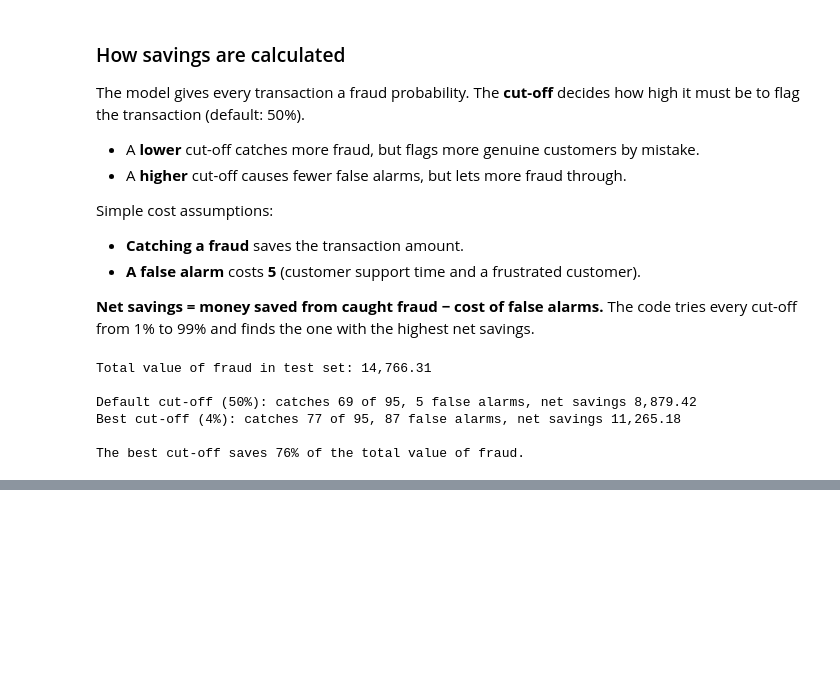
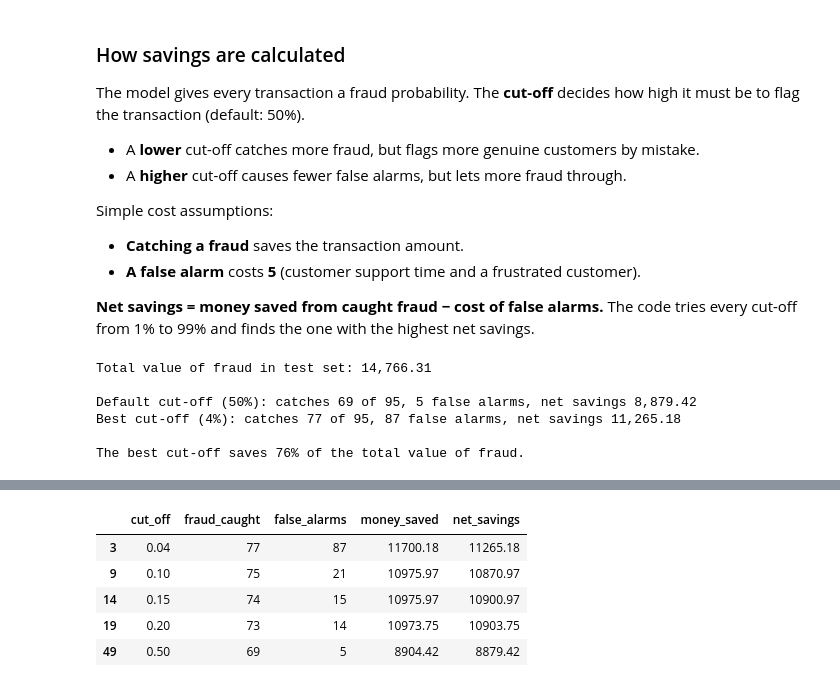
Before and after one commit to Leviano1/fraud-detection-analysis, a Jupyter notebook: notebooks/03_business_impact.ipynb, the cells around one changed output, grey strips where cells are left out. Drawn from its saved outputs; the diff is of its cells as text; code cells hidden in the pictures; blank space fills up the shorter version.

```diff
--- a/notebooks/03_business_impact.ipynb
+++ b/notebooks/03_business_impact.ipynb
@@ -74,0 +89,10 @@ The best cut-off saves 76% of the total value of fraud.
+# %%
+#Compare a few cut-offs side by side
+impact[impact["cut_off"].isin([0.04, 0.10, 0.15, 0.20, 0.50])].round(2)
+# %% [output]
+|  | cut_off | fraud_caught | false_alarms | money_saved | net_savings |
+| 3 | 0.04 | 77 | 87 | 11700.18 | 11265.18 |
+| 9 | 0.10 | 75 | 21 | 10975.97 | 10870.97 |
+| 14 | 0.15 | 74 | 15 | 10975.97 | 10900.97 |
+| 19 | 0.20 | 73 | 14 | 10973.75 | 10903.75 |
+| 49 | 0.50 | 69 | 5 | 8904.42 | 8879.42 |
```
Also changed, not shown: parts of 3 cells of this notebook, 1 other file.
